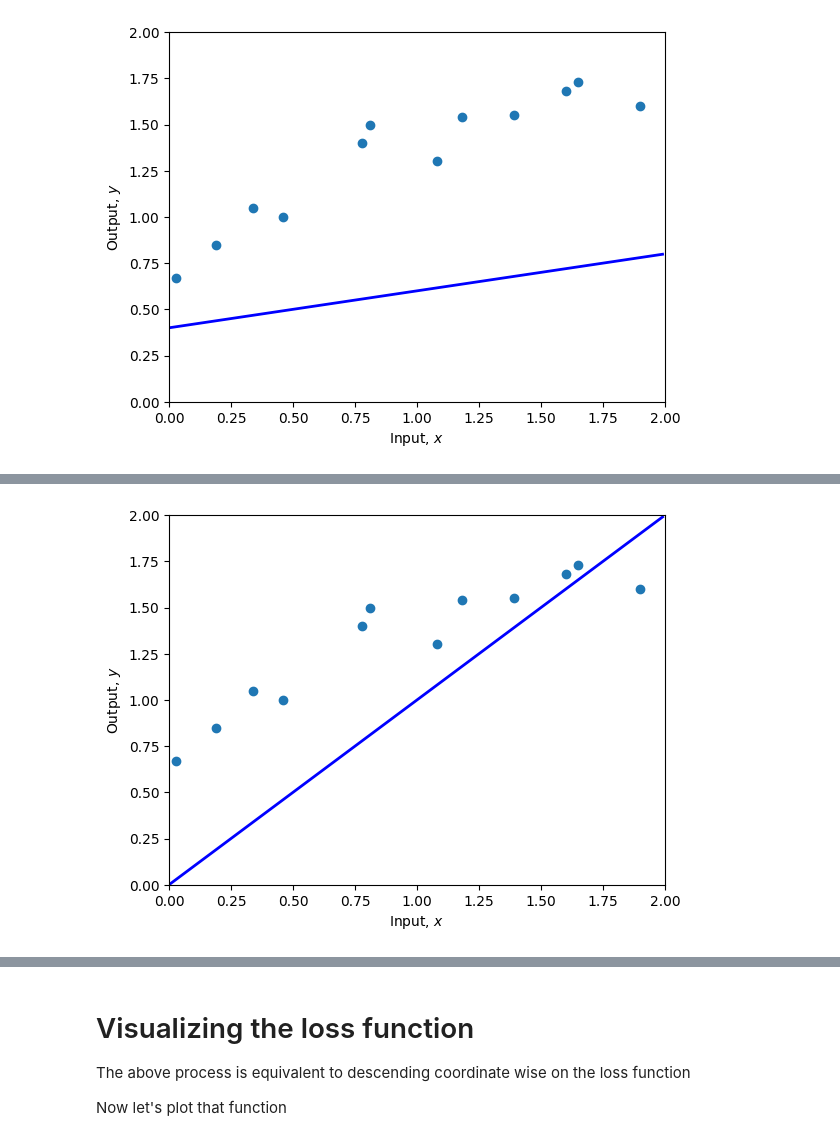
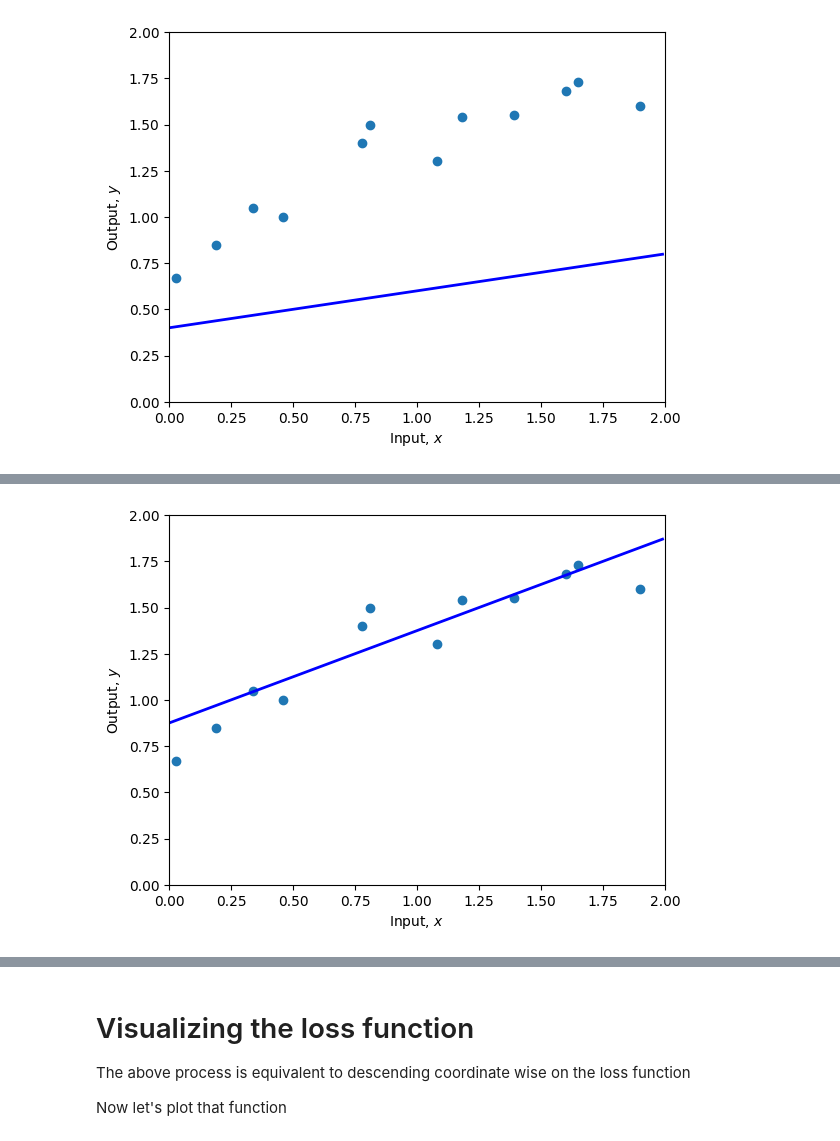
Before and after one commit to SearGao/UDL, a Jupyter notebook: Notebooks/Chap02/2_1_Supervised_Learning.ipynb, the cells around one changed output, grey strips where cells are left out. Cells and saved outputs as stored; diff of their text form; code cells hidden in the pictures.

```diff
--- a/Notebooks/Chap02/2_1_Supervised_Learning.ipynb
+++ b/Notebooks/Chap02/2_1_Supervised_Learning.ipynb
@@ -80,13 +80,13 @@ Your Loss = 0.00, Ground truth =10.28
 # %%
 # TODO -- Change the parameters manually to fit the model
 # First fix phi1 and try changing phi0 until you can't make the loss go down any more
 # Then fix phi0 and try changing phi1 until you can't make the loss go down any more
 # Repeat this process until you find a set of parameters that fit the model as in figure 2.2d
 # You can either do this by hand, or if you want to get fancy, write code to descent automatically in this way
 # Start at these values:
-phi0 = 1.60 ; phi1 =-0.8
+phi0 = 0.875 ; phi1 =0.5
 
 plot(x,y,phi0,phi1)
 print(f'Your Loss = {compute_loss(x,y,phi0,phi1):3.2f}')
 # %% [output]
-[figure, old version]
+[figure, new version]
```
Also changed, not shown: parts of 5 cells of this notebook.
